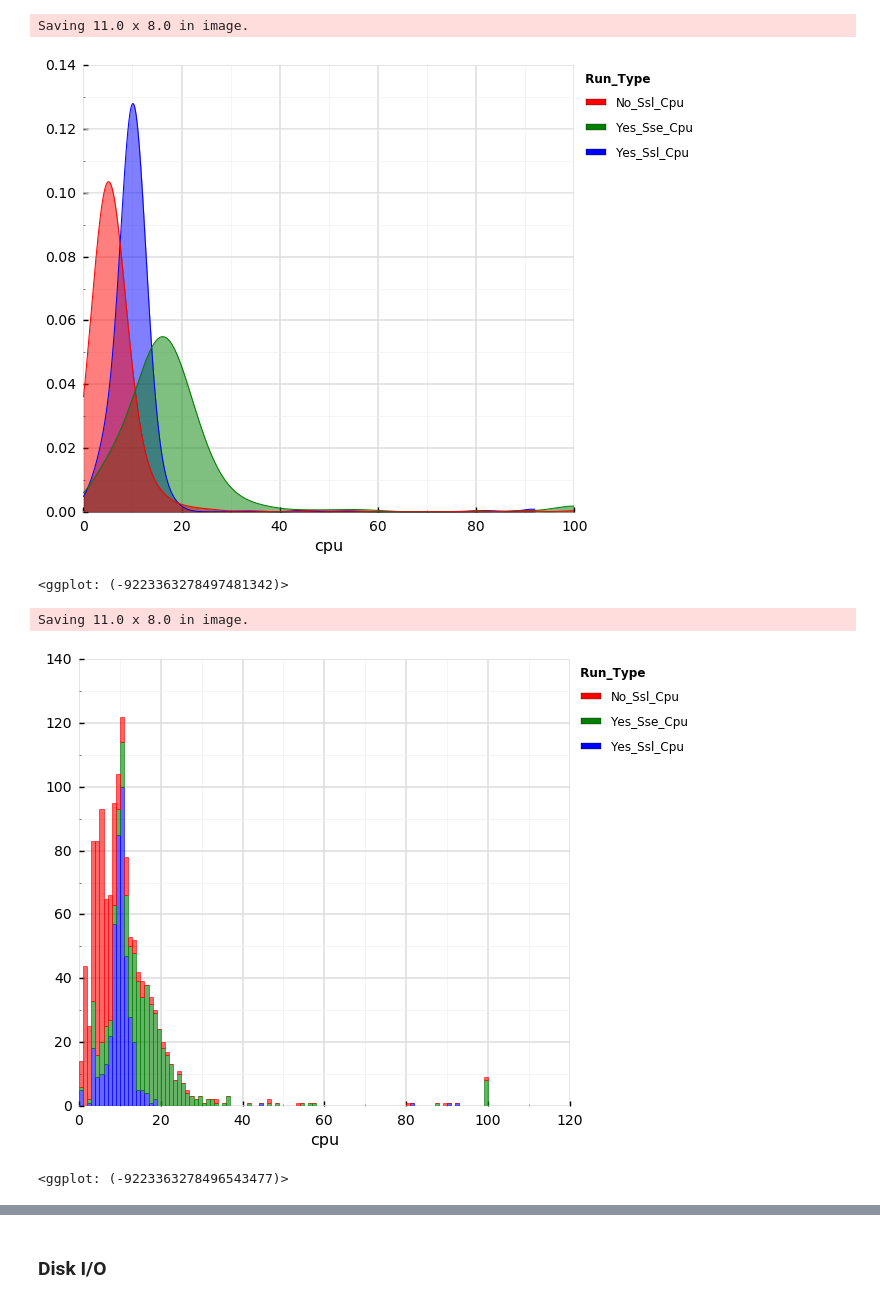
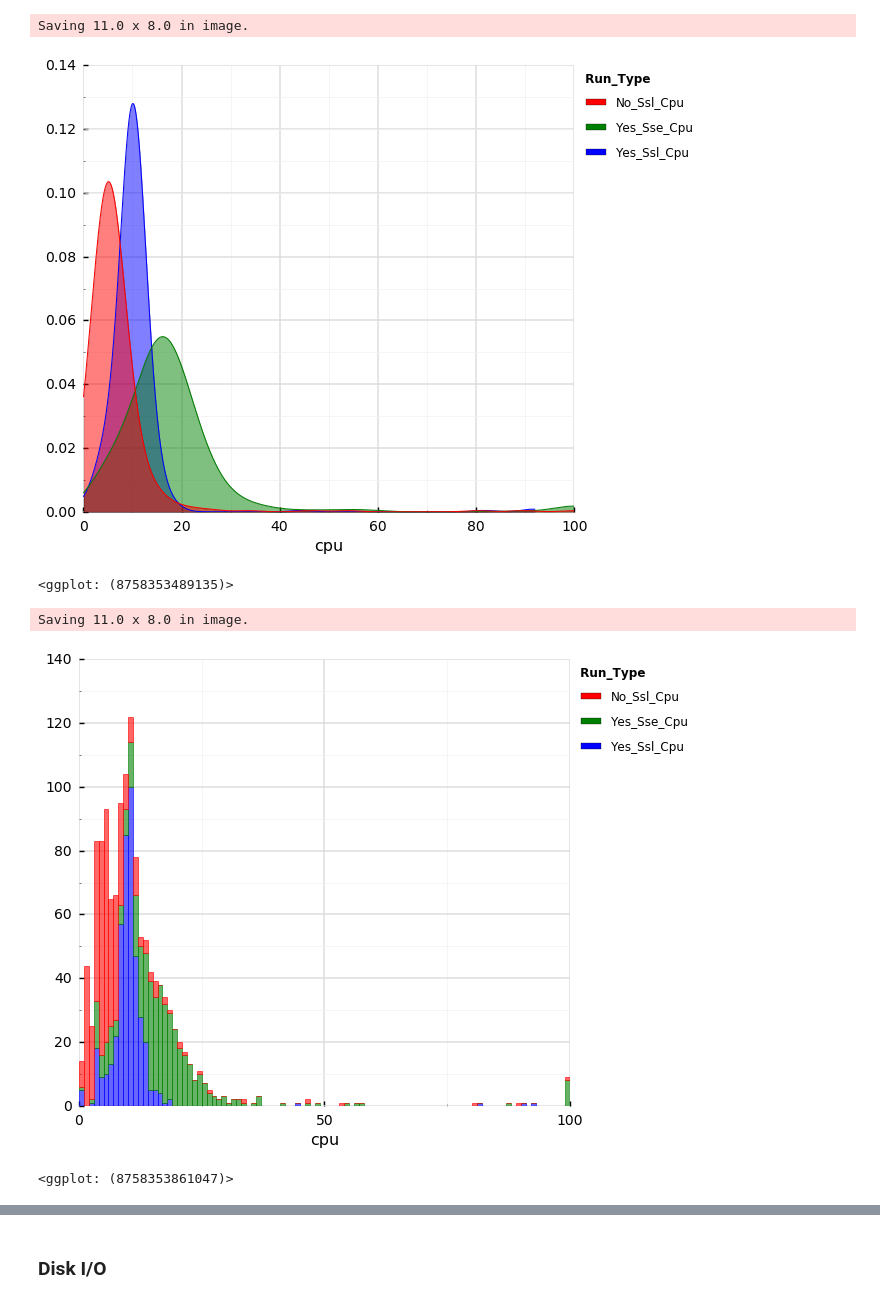
Before and after one commit to philipsoutham/aws-encryption-performance, a Jupyter notebook: To crypto, or not to crypto...-Copy1.ipynb, the cells around one changed output, grey strips where cells are left out. Cells and saved outputs as stored; diff of their text form; code cells hidden in the pictures.

```diff
--- a/To crypto, or not to crypto...-Copy1.ipynb
+++ b/To crypto, or not to crypto...-Copy1.ipynb
@@ -21,25 +21,25 @@ FIND_CPU = re.compile(".+ all .+")
 BW_COLS = ["ts", "rxpck","txpck","rxkB","txkB"]
 CPU_COLS = ["cpu"]
 SAMPLES = 5
-
+SAMPLE_RANGE = range(1, SAMPLES+1)
 network_df = lambda fname: pd.read_fwf(io.StringIO("".join(filter(FIND_ETH0.match, open(fname)))), header=None)\
                              .loc[:,[0,3,4,5,6]]
 cpu_df = lambda fname: pd.read_fwf(io.StringIO("".join(filter(FIND_CPU.match, open(fname)))), header=None)\
                              .loc[:,[8]]
 
 async_no_ssl_networks = tuple(network_df(os.path.join("reports2", "async_no_ssl_no_sse-network.{}.sar.txt".format(i)))
-                              for i in range(1,6))
+                              for i in SAMPLE_RANGE)
 async_yes_ssl_networks = tuple(network_df(os.path.join("reports2", "async_yes_ssl_no_sse-network.{}.sar.txt".format(i)))
-                               for i in range(1,6))
+                               for i in SAMPLE_RANGE)
 async_yes_sse_networks = tuple(network_df(os.path.join("reports2", "async_yes_ssl_yes_sse-network.{}.sar.txt".format(i)))
-                               for i in range(1,6))
+                               for i in SAMPLE_RANGE)
 
 async_no_ssl_cpus = tuple(cpu_df(os.path.join("reports2", "async_no_ssl_no_sse-cpu.{}.sar.txt".format(i)))
-                          for i in range(1, SAMPLES+1))
+                          for i in SAMPLE_RANGE)
 async_yes_ssl_cpus = tuple(cpu_df(os.path.join("reports2", "async_yes_ssl_no_sse-cpu.{}.sar.txt".format(i)))
-                           for i in range(1, SAMPLES+1))
+                           for i in SAMPLE_RANGE)
 async_yes_sse_cpus = tuple(cpu_df(os.path.join("reports2", "async_yes_ssl_yes_sse-cpu.{}.sar.txt".format(i)))
-                           for i in range(1, SAMPLES+1))
+                           for i in SAMPLE_RANGE)
 
 for df in async_no_ssl_networks + async_yes_sse_networks + async_yes_ssl_networks:
     df.columns = BW_COLS
@@ -70,7 +70,6 @@ for i in range(len(async_cpu)):
     async_cpu[i]["t"] = async_cpu[i].index
     async_cpu[i] = pd.melt(async_cpu[i], ["t"], var_name="run", value_name=async_cpu[i].df_name)
     async_cpu[i].df_name = df_name
-#    df["sample_mean"] = df[list(map("s{}".format, range(1, SAMPLES+1)))].mean(1)
 # %%
 df = pd.melt(reduce(lambda x,y: pd.merge(x, y, on=["t","run"]), async_cpu),
              id_vars=["t","run"],
@@ -111,16 +110,16 @@ s
 # %% [output]
 Saving 11.0 x 8.0 in image.
 [figure]
-<ggplot: (-9223363278497481342)>
+<ggplot: (8758353489135)>
 # %%
 s = ggplot(aes(x='cpu', color='run_type', fill='run_type'), data=data) +\
     geom_histogram(binwidth=1,alpha=.6) +scale_color_manual(values=["red", "green", "blue"]) +\
-    theme_seaborn(context='talk',style="whitegrid")
+    theme_seaborn(context='talk',style="whitegrid") + xlim(0,100)
 ggsave("/tmp/network-cpu-4.png",s,dpi=96)
 s
 # %% [output]
 Saving 11.0 x 8.0 in image.
-[figure, old version]
+[figure, new version]
-<ggplot: (-9223363278496543477)>
+<ggplot: (8758353861047)>
 # %%
 # PROCESS SAR METRICS
```
Also changed, not shown: parts of 12 cells of this notebook.
